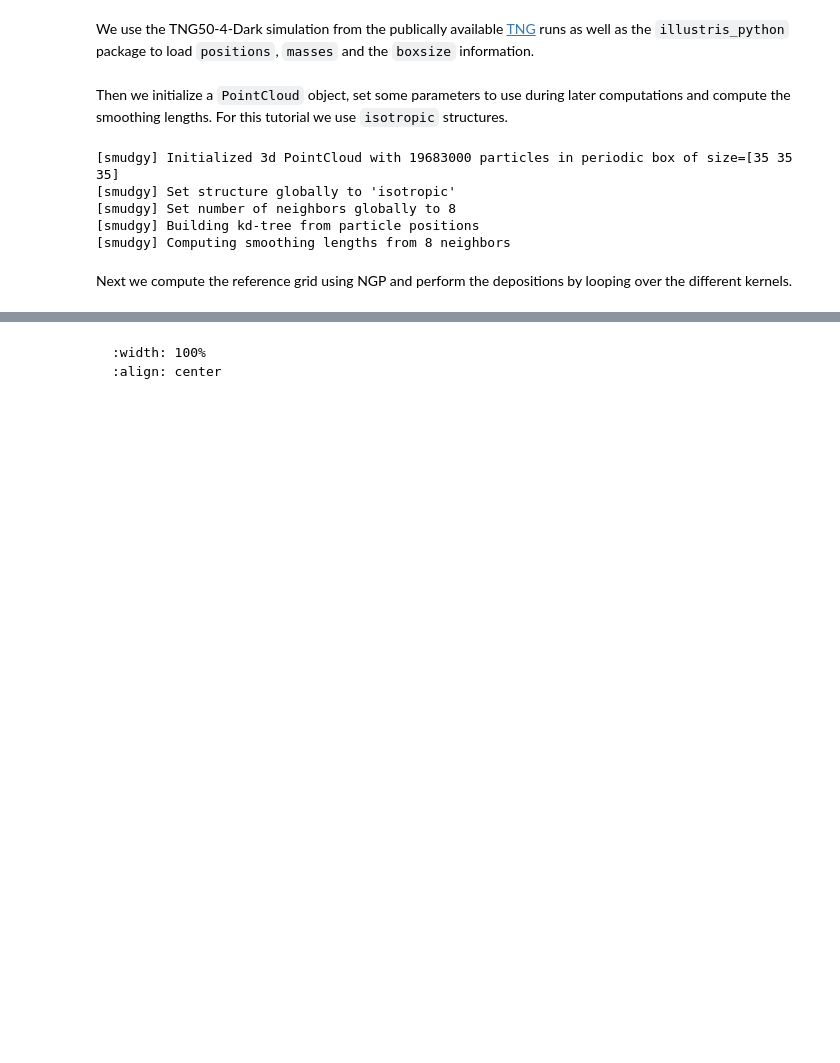
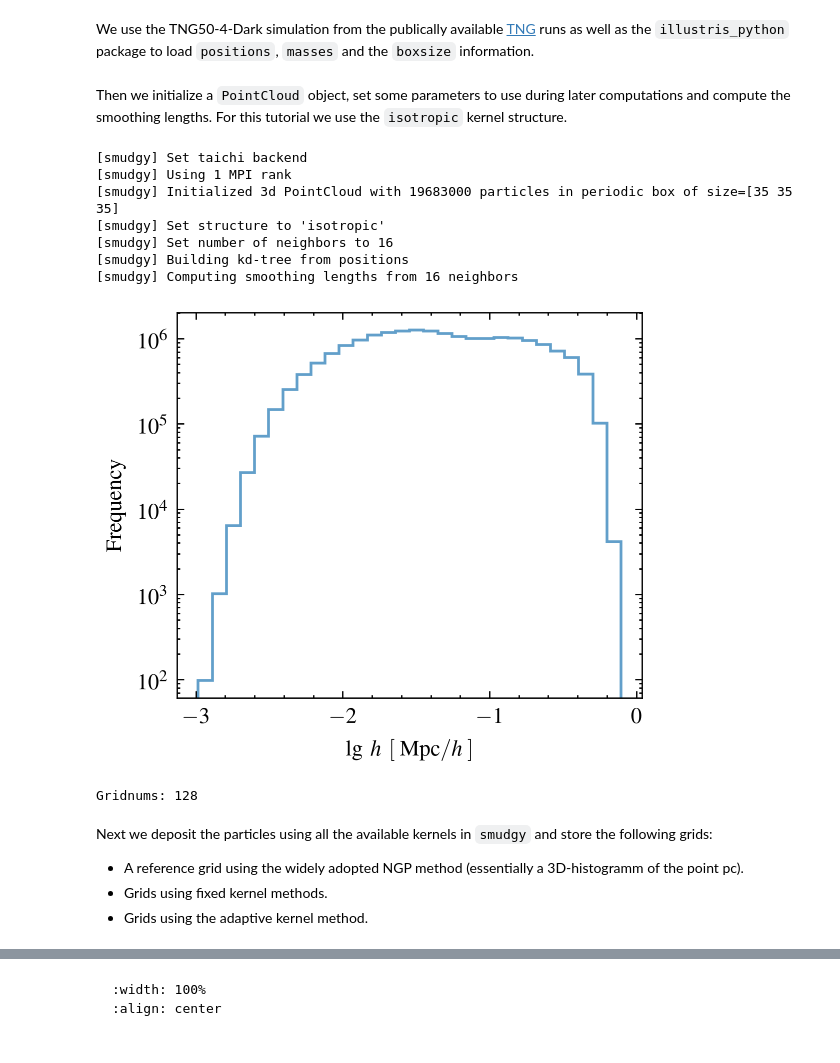
Before and after one commit to maurbe/smudgy, a Jupyter notebook: docs/tutorials/tutorial_exploring_kernels.ipynb, the cells around one changed output, grey strips where cells are left out. Cells and saved outputs as stored; diff of their text form; code cells hidden in the pictures; blank space fills up the shorter version.

```diff
--- a/docs/tutorials/tutorial_exploring_kernels.ipynb
+++ b/docs/tutorials/tutorial_exploring_kernels.ipynb
@@ -89,36 +127,50 @@ boxsize = 35
 dm = il.snapshot.loadSubset(basePath, snapNum, "dm")
 
 positions = dm['Coordinates'] / 1000
-masses = np.ones(len(positions)) * 0.0186754872146347 * 1e10 # in Msun/h
-positions = np.clip(positions, 0.1, boxsize-0.1)
+masses = np.ones(len(positions)) * 1e4 #* 0.0186754872146347 * 1e10 # in Msun/h
+positions = np.clip(positions, 0.01, boxsize-0.01)
 # %% [markdown]
-Then we initialize a `PointCloud` object, set some parameters to use during later computations and compute the smoothing lengths. For this tutorial we use `isotropic` structures.
+Then we initialize a `PointCloud` object, set some parameters to use during later computations and compute the smoothing lengths. For this tutorial we use the `isotropic` kernel structure.
 # %%
-cloud = sm.PointCloud(
+pc = sm.PointCloud(
     positions=positions,
     weights=masses,
     boxsize=boxsize
     )
-
-gridnums = 400
-num_neighbors = 8
+num_neighbors = 16
 
 kwargs = dict(
-    fields=cloud.weights,
+    fields=pc.weights,
     averaged=False,
-    gridnums=gridnums,
-    eta_crit=10, # due to anti-aliasing for tophat kernel
-    omp_threads=10,
+    #eta_crit=10.0
 )
 
-cloud.global_setup(num_neighbors=num_neighbors, structure='isotropic')
-cloud.compute_smoothing()
+pc.global_setup(num_neighbors=num_neighbors, structure='isotropic')
+pc.compute_smoothing()
 # %% [output]
+[smudgy] Set taichi backend
+[smudgy] Using 1 MPI rank
 [smudgy] Initialized 3d PointCloud with 19683000 particles in periodic box of size=[35 35 35]
-[smudgy] Set structure globally to 'isotropic'
-[smudgy] Set number of neighbors globally to 8
-[smudgy] Building kd-tree from particle positions
-[smudgy] Computing smoothing lengths from 8 neighbors
+[smudgy] Set structure to 'isotropic'
+[smudgy] Set number of neighbors to 16
+[smudgy] Building kd-tree from positions
+[smudgy] Computing smoothing lengths from 16 neighbors
+# %%
+fig, ax = plt.subplots(figsize=(3, 2.5))
+ax.hist(np.log10(pc.smoothing.smoothing_lengths), bins=30, color='C0', alpha=0.7, histtype='step', log=True)
+ax.set_xlabel(r"$\lg \; h \; \left[\; \mathrm{Mpc} / h \; \right]$")
+ax.set_ylabel("Frequency")
+plt.show()
+# %% [output]
+[figure, added]
+# %%
+kwargs['gridnums'] = 128 # int(boxsize / np.median(pc.smoothing.smoothing_lengths) // 2)
+print(f"Gridnums: {kwargs['gridnums']}")
+# %% [output]
+Gridnums: 128
 # %% [markdown]
-Next we compute the reference grid using NGP and perform the depositions by looping over the different kernels.
+Next we deposit the particles using all the available kernels in `smudgy` and store the following grids:
++ A reference grid using the widely adopted NGP method (essentially a 3D-histogramm of the point pc).
++ Grids using fixed kernel methods.
++ Grids using the adaptive kernel method.
 # %%
```
Also changed, not shown: parts of 8 cells of this notebook, 7 other files.
